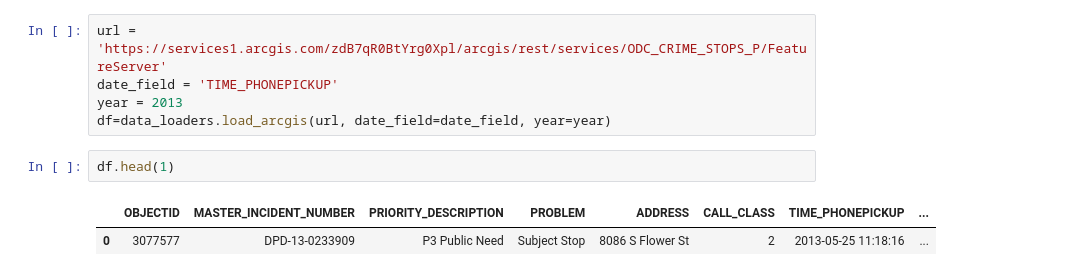
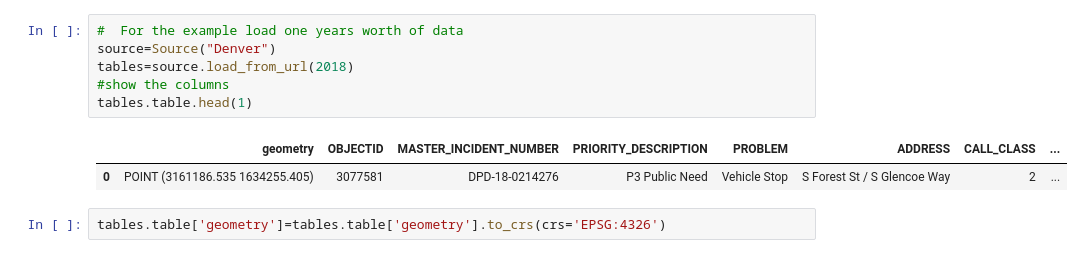
Before and after one commit to openpolicedata/openpolicedata, a Jupyter notebook: notebooks/ex_plotting_data.ipynb, the cells around one changed output. Saved outputs shown, nothing was run; the diff lists cells and outputs as text.

```diff
--- a/notebooks/ex_plotting_data.ipynb
+++ b/notebooks/ex_plotting_data.ipynb
@@ -54,10 +21,11 @@ notebook namespace = ['In', 'Out', 'Point', 'Polygon', '_', '__', '___', '__buil
-# %%
-url = 'https://services1.arcgis.com/zdB7qR0BtYrg0Xpl/arcgis/rest/services/ODC_CRIME_STOPS_P/FeatureServer'
-date_field = 'TIME_PHONEPICKUP'
-year = 2013
-df=data_loaders.load_arcgis(url, date_field=date_field, year=year)
-# %%
-df.head(1)
-# %% [output]
-|  | OBJECTID | MASTER_INCIDENT_NUMBER | PRIORITY_DESCRIPTION | PROBLEM | ADDRESS | CALL_CLASS | TIME_PHONEPICKUP | ... |
-| 0 | 3077577 | DPD-13-0233909 | P3 Public Need | Subject Stop | 8086 S Flower St | 2 | 2013-05-25 11:18:16 | ... |
+# %%
+#  For the example load one years worth of data
+source=Source("Denver")
+tables=source.load_from_url(2018)
+#show the columns
+tables.table.head(1)
+# %% [output]
+|  | geometry | OBJECTID | MASTER_INCIDENT_NUMBER | PRIORITY_DESCRIPTION | PROBLEM | ADDRESS | CALL_CLASS | ... |
+| 0 | POINT (3161186.535 1634255.405) | 3077581 | DPD-18-0214276 | P3 Public Need | Vehicle Stop | S Forest St / S Glencoe Way | 2 | ... |
+# %%
+tables.table['geometry']=tables.table['geometry'].to_crs(crs='EPSG:4326')
```
Also changed, not shown: parts of 23 cells of this notebook, 3 other files.
